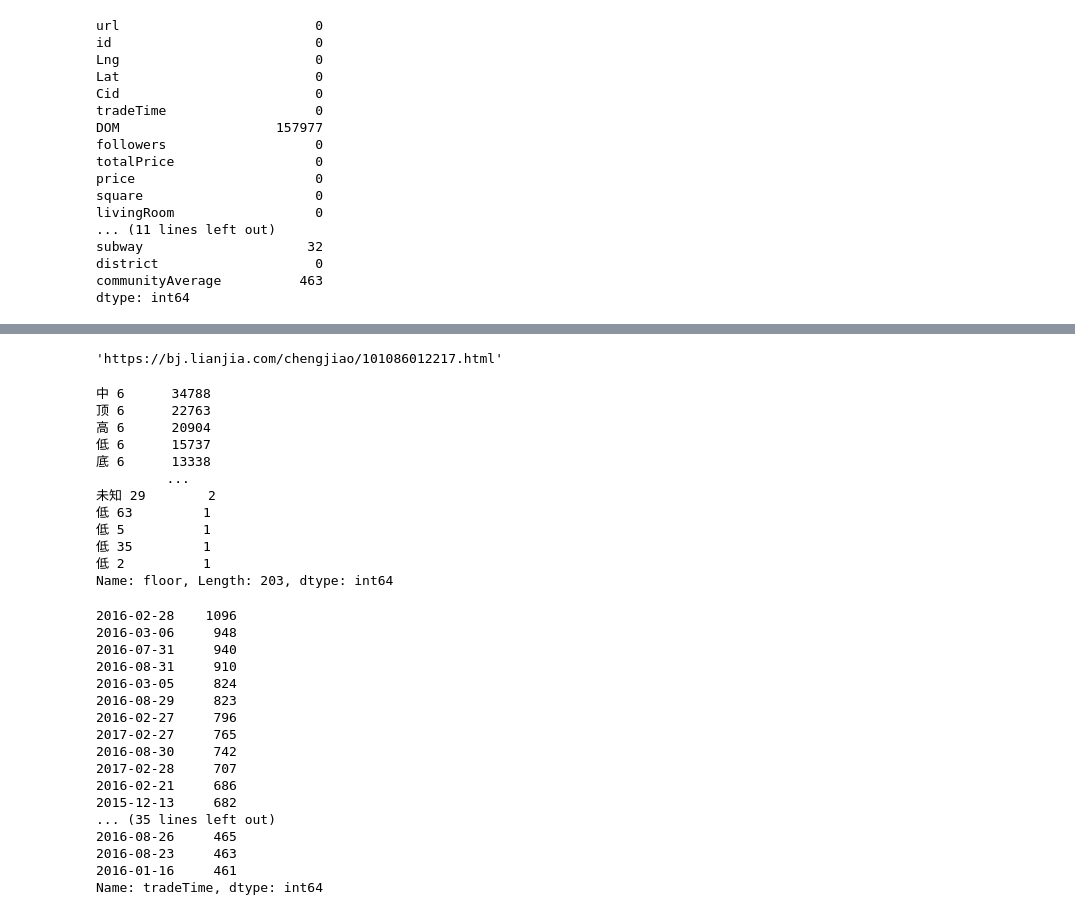
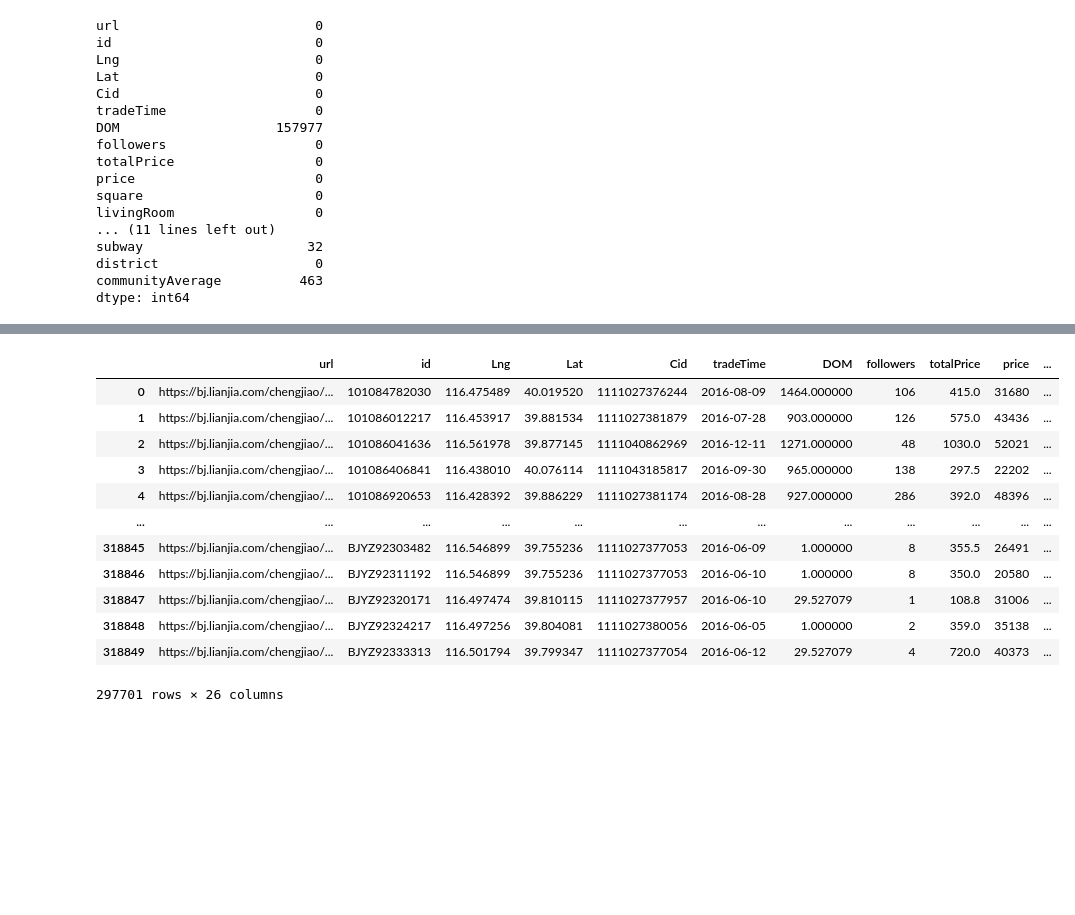
Before and after one commit to blacktruth513/CodeStates_Project, a Jupyter notebook: Section2_Project.ipynb, the cells around one changed output, grey strips where cells are left out. Saved outputs shown, nothing was run; the diff lists cells and outputs as text; code cells hidden in the pictures; blank space fills up the shorter version.

```diff
--- a/Section2_Project.ipynb
+++ b/Section2_Project.ipynb
@@ -135,0 +220,27 @@ dtype: int64
+# %%
+################################################# 데이터 전처리 #######################################################
+
+# 1) 변수에 포함되어 있는 한자 등 특수 문자 제거 ex) (高 ，中， 底 : 주택의 높이를 나타내는 한자)
+df['floor'] = df['floor'].replace(r'[^0-9a-zA-Z ]', '', regex=True).replace("'", '') # 정규식 활용
+
+# 2) 알 수 없는 관측치 제거
+#df['constructionTime'].value_counts() # 약 19,000개의 건축 연도를 알 수 없는 데이터 값이 있다. 데이터 수를 고려했을 때, 이 값들을 제거해도 된다고 판단
+df = df[~df['constructionTime'].isin(['未知'])]
+
+# 3) 날짜형 컬럼 형 변환
+df['tradeTime'] = pd.to_datetime(df['tradeTime'])
+
+# 4) 컬럼에 포함되어 있는 결측값을 적절한 값 대체(DOM 컬럼에 대하여)
+# Days_on_market(DOM)란, 부동산이 매물로 시장에 나와 있는 기간(단위 / 일)로서, 본 데이터에 포함되어 있는 해당 컬럼의 결측치가 약 15만개(데이터 절반)에 달해 이 값을 평균값으로 대체하여 연구에 사용할 수 있도록 했다.
+df['DOM'].fillna(df['DOM'].mean(),inplace=True)
+
+# 5) 결측치 제거 / 나머지 컬럼의 결측값이 비교적 적으므로 영향이 적다고 판단하여 결측치를 제거
+df = df.dropna(axis=0, how='any')
+
+# 6) object형 자료형을 가진 컬럼에 대해 int형으로 형 변환
+df['livingRoom'] = df['livingRoom'].astype('int64')
+df['drawingRoom']= df['drawingRoom'].astype('int64')
+df['bathRoom']= df['bathRoom'].astype('int64')
+df['constructionTime'] = df['constructionTime'].astype('int64')
+df['buildingType']= df['buildingType'].astype('int64')
+df['floor']= df['floor'].astype('int64')
@@ -136,39 +287,16 @@ dtype: int64
 # %%
-df['url'][1]
+df
 # %% [output]
+|  | url | id | Lng | Lat | Cid | tradeTime | DOM | followers | totalPrice | price | ... |
+| 0 | https://bj.lianjia.com/chengjiao/... | 101084782030 | 116.475489 | 40.019520 | 1111027376244 | 2016-08-09 | 1464.000000 | 106 | 415.0 | 31680 | ... |
+| 1 | https://bj.lianjia.com/chengjiao/... | 101086012217 | 116.453917 | 39.881534 | 1111027381879 | 2016-07-28 | 903.000000 | 126 | 575.0 | 43436 | ... |
+| 2 | https://bj.lianjia.com/chengjiao/... | 101086041636 | 116.561978 | 39.877145 | 1111040862969 | 2016-12-11 | 1271.000000 | 48 | 1030.0 | 52021 | ... |
+| 3 | https://bj.lianjia.com/chengjiao/... | 101086406841 | 116.438010 | 40.076114 | 1111043185817 | 2016-09-30 | 965.000000 | 138 | 297.5 | 22202 | ... |
+| 4 | https://bj.lianjia.com/chengjiao/... | 101086920653 | 116.428392 | 39.886229 | 1111027381174 | 2016-08-28 | 927.000000 | 286 | 392.0 | 48396 | ... |
+| ... | ... | ... | ... | ... | ... | ... | ... | ... | ... | ... | ... |
+| 318845 | https://bj.lianjia.com/chengjiao/... | BJYZ92303482 | 116.546899 | 39.755236 | 1111027377053 | 2016-06-09 | 1.000000 | 8 | 355.5 | 26491 | ... |
+| 318846 | https://bj.lianjia.com/chengjiao/... | BJYZ92311192 | 116.546899 | 39.755236 | 1111027377053 | 2016-06-10 | 1.000000 | 8 | 350.0 | 20580 | ... |
+| 318847 | https://bj.lianjia.com/chengjiao/... | BJYZ92320171 | 116.497474 | 39.810115 | 1111027377957 | 2016-06-10 | 29.527079 | 1 | 108.8 | 31006 | ... |
+| 318848 | https://bj.lianjia.com/chengjiao/... | BJYZ92324217 | 116.497256 | 39.804081 | 1111027380056 | 2016-06-05 | 1.000000 | 2 | 359.0 | 35138 | ... |
+| 318849 | https://bj.lianjia.com/chengjiao/... | BJYZ92333313 | 116.501794 | 39.799347 | 1111027377054 | 2016-06-12 | 29.527079 | 4 | 720.0 | 40373 | ... |
-'https://bj.lianjia.com/chengjiao/101086012217.html'
+297701 rows × 26 columns
-# %%
-df['floor'].value_counts()
-# %% [output]
-中 6      34788
-顶 6      22763
-高 6      20904
-低 6      15737
-底 6      13338
-         ...
-未知 29        2
-低 63         1
-低 5          1
-低 35         1
-低 2          1
-Name: floor, Length: 203, dtype: int64
-# %%
-df['tradeTime'].value_counts()[:50]
-# %% [output]
-2016-02-28    1096
-2016-03-06     948
-2016-07-31     940
-2016-08-31     910
-2016-03-05     824
-2016-08-29     823
-2016-02-27     796
-2017-02-27     765
-2016-08-30     742
-2017-02-28     707
-2016-02-21     686
-2015-12-13     682
-... (35 lines left out)
-2016-08-26     465
-2016-08-23     463
-2016-01-16     461
-Name: tradeTime, dtype: int64
```
Also changed, not shown: parts of 13 cells of this notebook.
